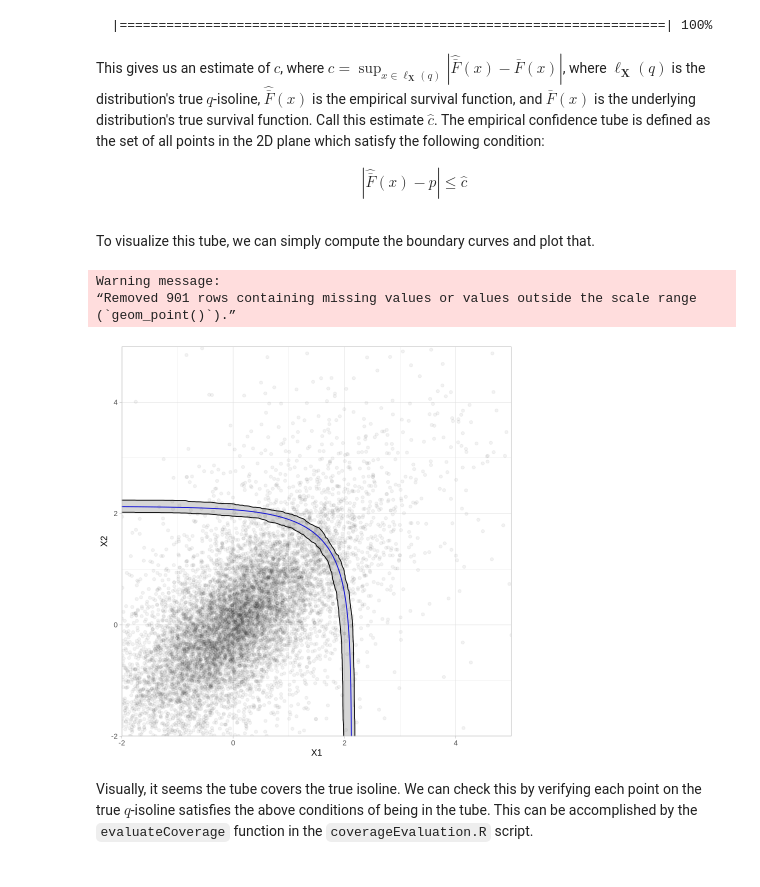
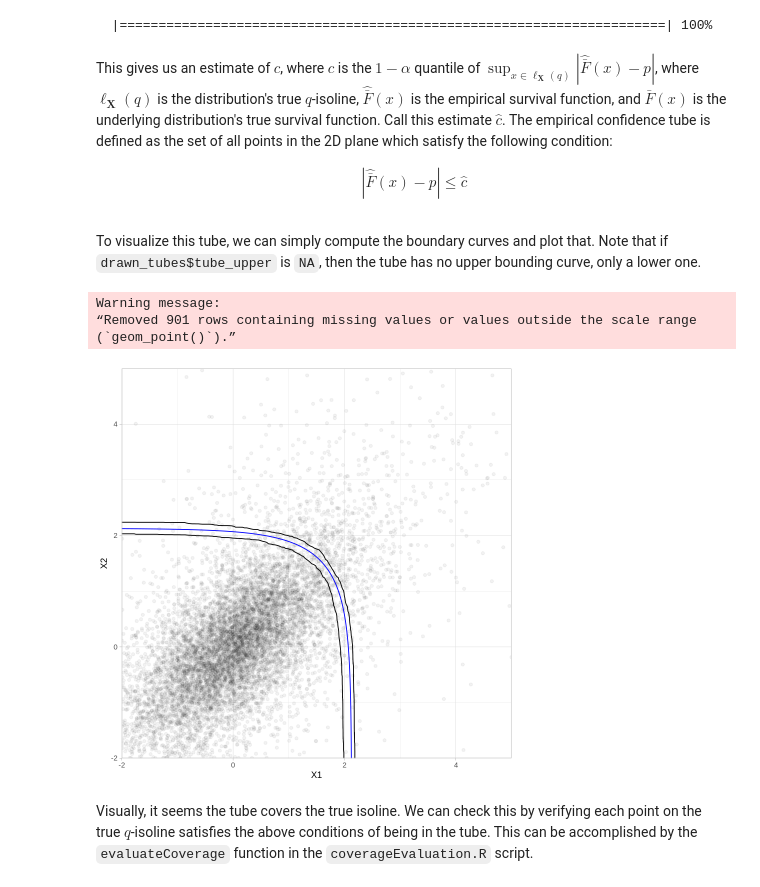
Before and after one commit to jbbutler/isolines_uq, a Jupyter notebook: notebooks/tutorials/tube_construction.ipynb, the cells around one changed output. Drawn from its saved outputs; the diff is of its cells as text; code cells hidden in the pictures.

```diff
--- a/notebooks/tutorials/tube_construction.ipynb
+++ b/notebooks/tutorials/tube_construction.ipynb
@@ -89,12 +71,12 @@ region <- computeEmpiricalRegion(dat=dat,
 # %% [output]
   |======================================================================| 100%
 # %% [markdown]
-This gives us an estimate of $c$, where $c = \sup_{x \in \ell_{\pmb{X}}(q)} |\hat{\bar{F}}(x) - \bar{F}(x)|$, where $\ell_{\pmb{X}}(q)$ is the distribution's true $q$-isoline, $\hat{\bar{F}}(x)$ is the empirical survival function, and $\bar{F}(x)$ is the underlying distribution's true survival function. Call this estimate $\hat{c}$. The empirical confidence tube is defined as the set of all points in the 2D plane which satisfy the following condition:
+This gives us an estimate of $c$, where $c$ is the $1-\alpha$ quantile of $\sup_{x \in \ell_{\pmb{X}}(q)} |\hat{\bar{F}}(x) - p|$, where $\ell_{\pmb{X}}(q)$ is the distribution's true $q$-isoline, $\hat{\bar{F}}(x)$ is the empirical survival function, and $\bar{F}(x)$ is the underlying distribution's true survival function. Call this estimate $\hat{c}$. The empirical confidence tube is defined as the set of all points in the 2D plane which satisfy the following condition:
 
 \begin{align}
 |\hat{\bar{F}}(x) - p| \leq \hat{c}
 \end{align}
 # %% [markdown]
-To visualize this tube, we can simply compute the boundary curves and plot that.
+To visualize this tube, we can simply compute the boundary curves and plot that. Note that if `drawn_tubes$tube_upper` is `NA`, then the tube has no upper bounding curve, only a lower one.
 # %%
 drawn_tubes <- drawEmpiricalTubes(region, alpha=0.05, lbs=c(-2,-2), n_coords=200)
@@ -105,17 +83,16 @@ tube <- rbind(drawn_tubes$tube_lower, data.frame(t(rev(data.frame(t(drawn_tubes$
 # %%
 ggplot() + geom_point(data=dat, aes(x=X1, y=X2), alpha=0.05) +
            geom_line(data=q_isoline, aes(x=X1, y=X2), color='blue') +
            geom_line(data=drawn_tubes$tube_lower, aes(x=X1, y=X2)) +
            geom_line(data=drawn_tubes$tube_upper, aes(x=X1, y=X2)) +
-           geom_polygon(data=tube, aes(x=X1, y=X2), alpha=0.2) +
            scale_x_continuous(expand=c(0,0), limits=c(-2,5)) +
            scale_y_continuous(expand=c(0,0), limits=c(-2,5)) +
            theme_light()
 # %% [output]
 Warning message:
 “Removed 901 rows containing missing values or values outside the scale range
 (`geom_point()`).”
-[figure, old version]
+[figure, new version]
 # %% [markdown]
 Visually, it seems the tube covers the true isoline. We can check this by verifying each point on the true $q$-isoline satisfies the above conditions of being in the tube. This can be accomplished by the `evaluateCoverage` function in the `coverageEvaluation.R` script.
 # %%
```
Also changed, not shown: parts of 14 cells of this notebook, 23 other files.
